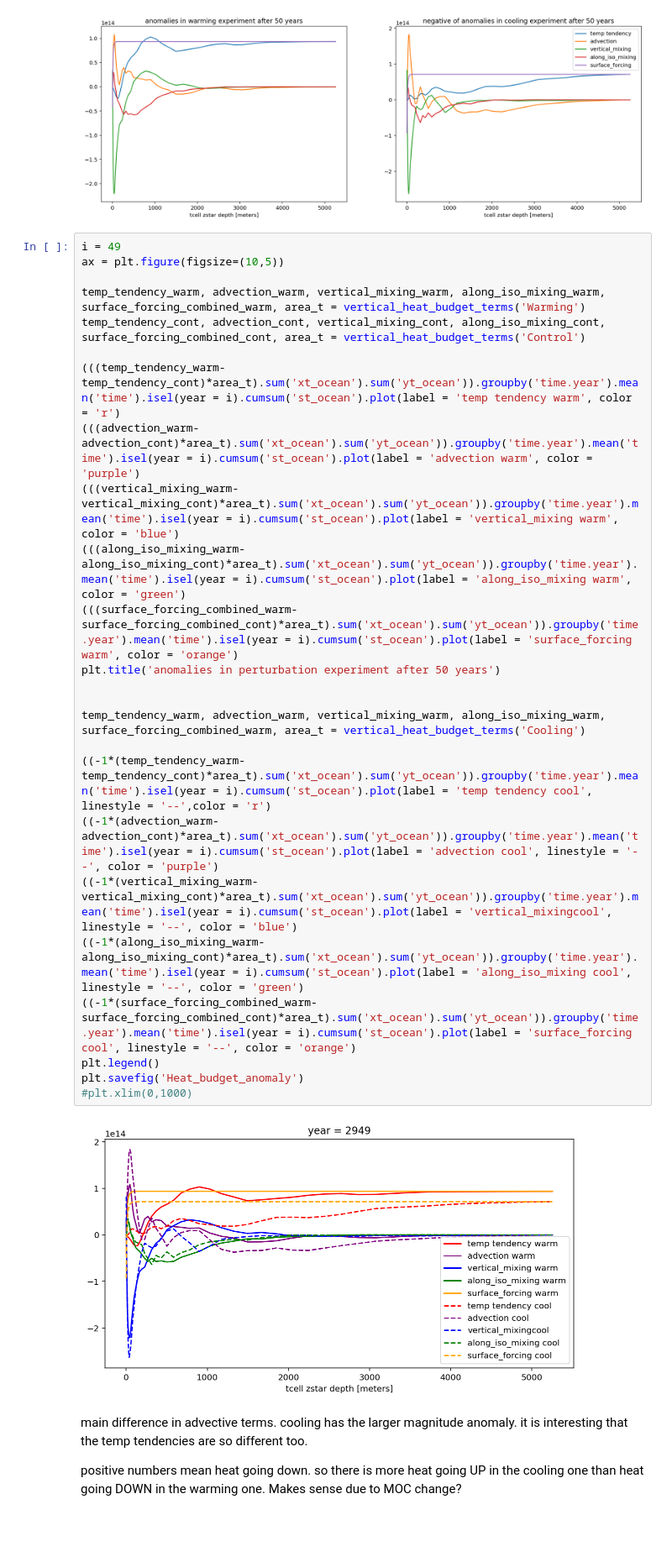
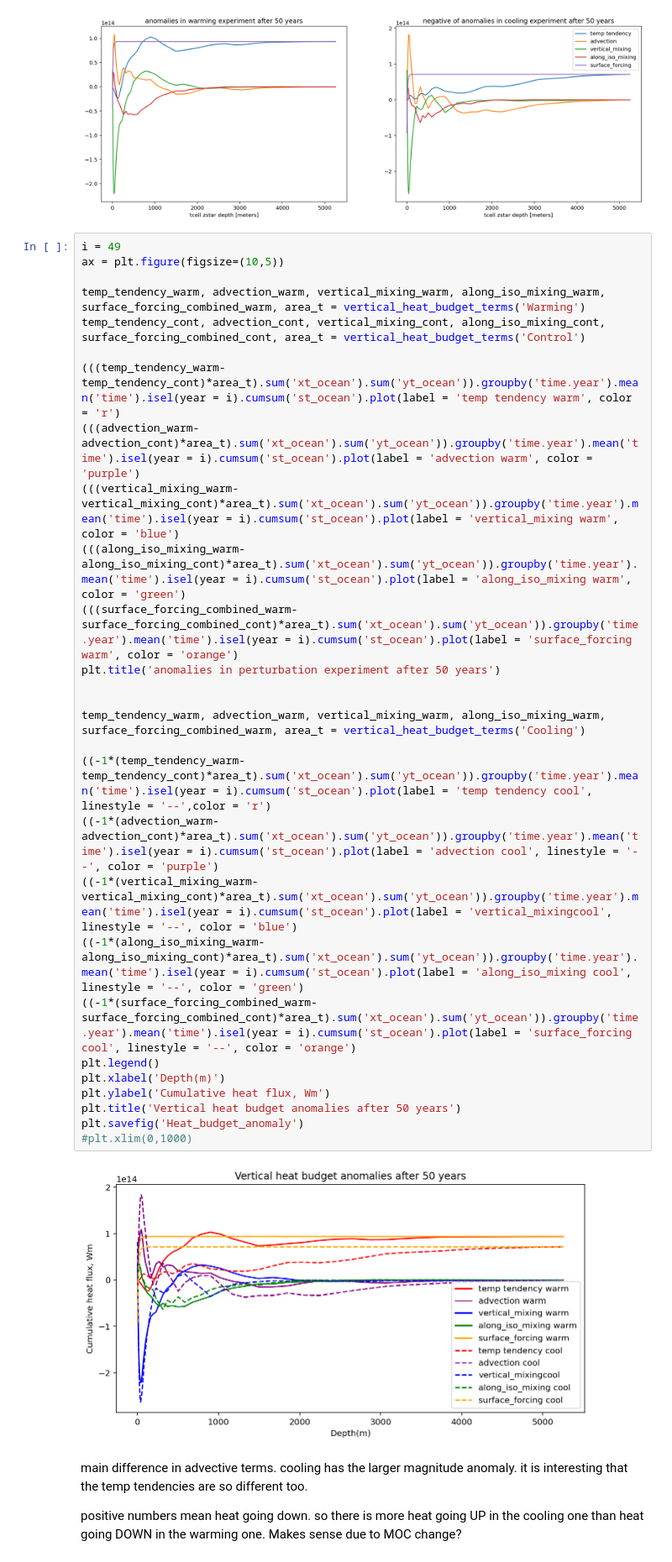
Before and after one commit to claireyung/unsw_clex_project_files, a Jupyter notebook: verticalheat.ipynb, the cells around one changed output. Shown at 84% size. Saved outputs shown, nothing was run; the diff lists cells and outputs as text; blank space fills up the shorter version.

```diff
--- a/verticalheat.ipynb
+++ b/verticalheat.ipynb
@@ -145,30 +149,33 @@ plt.legend()
 # %%
 i = 49
 ax = plt.figure(figsize=(10,5))
 
 temp_tendency_warm, advection_warm, vertical_mixing_warm, along_iso_mixing_warm, surface_forcing_combined_warm, area_t = vertical_heat_budget_terms('Warming')
 temp_tendency_cont, advection_cont, vertical_mixing_cont, along_iso_mixing_cont, surface_forcing_combined_cont, area_t = vertical_heat_budget_terms('Control')
 
 (((temp_tendency_warm-temp_tendency_cont)*area_t).sum('xt_ocean').sum('yt_ocean')).groupby('time.year').mean('time').isel(year = i).cumsum('st_ocean').plot(label = 'temp tendency warm', color = 'r')
 (((advection_warm-advection_cont)*area_t).sum('xt_ocean').sum('yt_ocean')).groupby('time.year').mean('time').isel(year = i).cumsum('st_ocean').plot(label = 'advection warm', color = 'purple')
 (((vertical_mixing_warm-vertical_mixing_cont)*area_t).sum('xt_ocean').sum('yt_ocean')).groupby('time.year').mean('time').isel(year = i).cumsum('st_ocean').plot(label = 'vertical_mixing warm', color = 'blue')
 (((along_iso_mixing_warm-along_iso_mixing_cont)*area_t).sum('xt_ocean').sum('yt_ocean')).groupby('time.year').mean('time').isel(year = i).cumsum('st_ocean').plot(label = 'along_iso_mixing warm', color = 'green')
 (((surface_forcing_combined_warm-surface_forcing_combined_cont)*area_t).sum('xt_ocean').sum('yt_ocean')).groupby('time.year').mean('time').isel(year = i).cumsum('st_ocean').plot(label = 'surface_forcing warm', color = 'orange')
 plt.title('anomalies in perturbation experiment after 50 years')
 
 
 temp_tendency_warm, advection_warm, vertical_mixing_warm, along_iso_mixing_warm, surface_forcing_combined_warm, area_t = vertical_heat_budget_terms('Cooling')
 
 ((-1*(temp_tendency_warm-temp_tendency_cont)*area_t).sum('xt_ocean').sum('yt_ocean')).groupby('time.year').mean('time').isel(year = i).cumsum('st_ocean').plot(label = 'temp tendency cool', linestyle = '--',color = 'r')
 ((-1*(advection_warm-advection_cont)*area_t).sum('xt_ocean').sum('yt_ocean')).groupby('time.year').mean('time').isel(year = i).cumsum('st_ocean').plot(label = 'advection cool', linestyle = '--', color = 'purple')
 ((-1*(vertical_mixing_warm-vertical_mixing_cont)*area_t).sum('xt_ocean').sum('yt_ocean')).groupby('time.year').mean('time').isel(year = i).cumsum('st_ocean').plot(label = 'vertical_mixingcool', linestyle = '--', color = 'blue')
 ((-1*(along_iso_mixing_warm-along_iso_mixing_cont)*area_t).sum('xt_ocean').sum('yt_ocean')).groupby('time.year').mean('time').isel(year = i).cumsum('st_ocean').plot(label = 'along_iso_mixing cool', linestyle = '--', color = 'green')
 ((-1*(surface_forcing_combined_warm-surface_forcing_combined_cont)*area_t).sum('xt_ocean').sum('yt_ocean')).groupby('time.year').mean('time').isel(year = i).cumsum('st_ocean').plot(label = 'surface_forcing cool', linestyle = '--', color = 'orange')
 plt.legend()
+plt.xlabel('Depth(m)')
+plt.ylabel('Cumulative heat flux, Wm')
+plt.title('Vertical heat budget anomalies after 50 years')
 plt.savefig('Heat_budget_anomaly')
 #plt.xlim(0,1000)
 # %% [output]
-[figure, old version]
+[figure, new version]
 # %% [markdown]
 main difference in advective terms. cooling has the larger magnitude anomaly. it is interesting that the temp tendencies are so different too.
 
```
Also changed, not shown: parts of 1 cell of this notebook, 46 other files.
